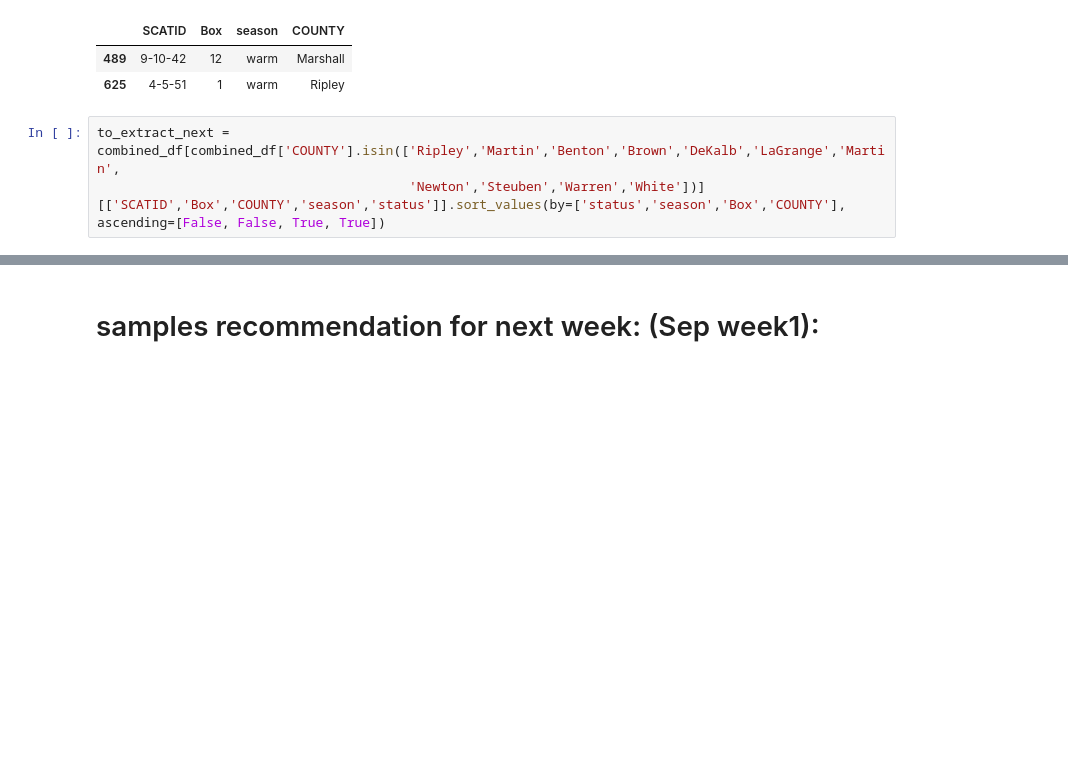
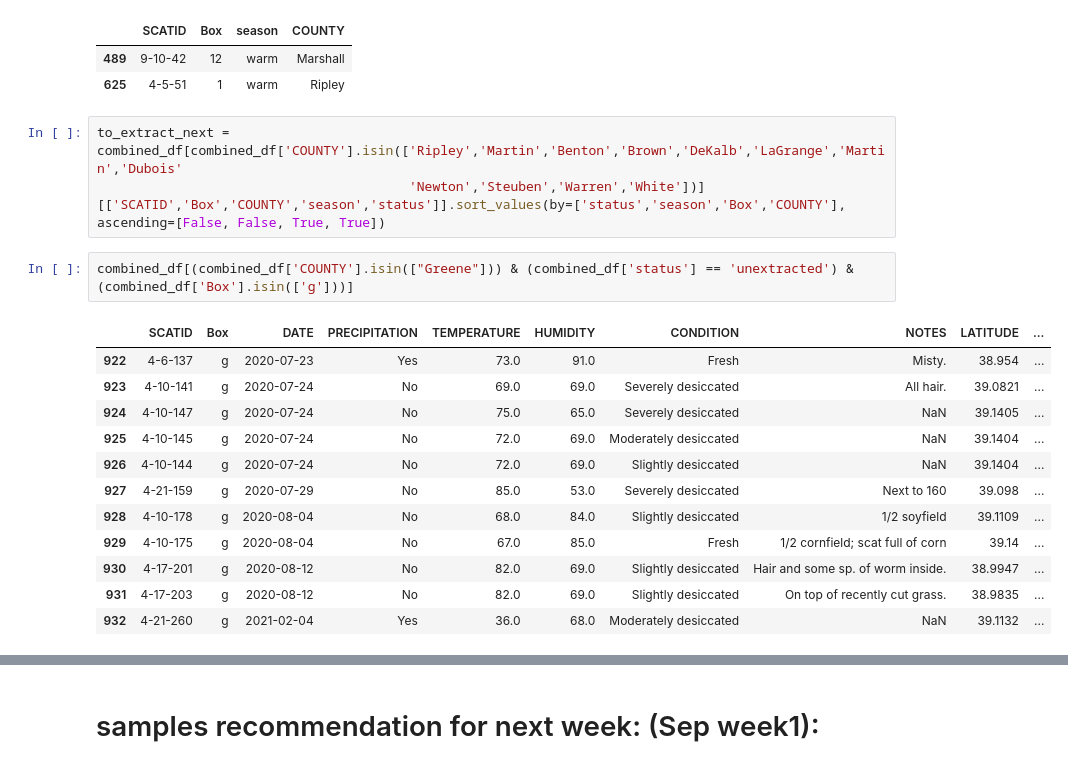
Before and after one commit to poudelmohit/carnivore_scat_samples_extraction, a Jupyter notebook: selecting_samples_to_extract.ipynb, the cells around one changed output, grey strips where cells are left out. Saved outputs shown, nothing was run; the diff lists cells and outputs as text; blank space fills up the shorter version.

```diff
--- a/selecting_samples_to_extract.ipynb
+++ b/selecting_samples_to_extract.ipynb
@@ -337,6 +337,21 @@ combined_df[(combined_df['COUNTY'].isin(['Ripley','Marshall'])) & (combined_df['
 | 489 | 9-10-42 | 12 | warm | Marshall |
 | 625 | 4-5-51 | 1 | warm | Ripley |
 # %%
-to_extract_next = combined_df[combined_df['COUNTY'].isin(['Ripley','Martin','Benton','Brown','DeKalb','LaGrange','Martin',
+to_extract_next = combined_df[combined_df['COUNTY'].isin(['Ripley','Martin','Benton','Brown','DeKalb','LaGrange','Martin','Dubois'
                                         'Newton','Steuben','Warren','White'])][['SCATID','Box','COUNTY','season','status']].sort_values(by=['status','season','Box','COUNTY'], ascending=[False, False, True, True])
+# %%
+combined_df[(combined_df['COUNTY'].isin(["Greene"])) & (combined_df['status'] == 'unextracted') & (combined_df['Box'].isin(['g']))]
+# %% [output]
+|  | SCATID | Box | DATE | PRECIPITATION | TEMPERATURE | HUMIDITY | CONDITION | NOTES | LATITUDE | ... |
+| 922 | 4-6-137 | g | 2020-07-23 | Yes | 73.0 | 91.0 | Fresh | Misty. | 38.954 | ... |
+| 923 | 4-10-141 | g | 2020-07-24 | No | 69.0 | 69.0 | Severely desiccated | All hair. | 39.0821 | ... |
+| 924 | 4-10-147 | g | 2020-07-24 | No | 75.0 | 65.0 | Severely desiccated | NaN | 39.1405 | ... |
+| 925 | 4-10-145 | g | 2020-07-24 | No | 72.0 | 69.0 | Moderately desiccated | NaN | 39.1404 | ... |
+| 926 | 4-10-144 | g | 2020-07-24 | No | 72.0 | 69.0 | Slightly desiccated | NaN | 39.1404 | ... |
+| 927 | 4-21-159 | g | 2020-07-29 | No | 85.0 | 53.0 | Severely desiccated | Next to 160 | 39.098 | ... |
+| 928 | 4-10-178 | g | 2020-08-04 | No | 68.0 | 84.0 | Slightly desiccated | 1/2 soyfield | 39.1109 | ... |
+| 929 | 4-10-175 | g | 2020-08-04 | No | 67.0 | 85.0 | Fresh | 1/2 cornfield; scat full of corn | 39.14 | ... |
+| 930 | 4-17-201 | g | 2020-08-12 | No | 82.0 | 69.0 | Slightly desiccated | Hair and some sp. of worm inside. | 38.9947 | ... |
+| 931 | 4-17-203 | g | 2020-08-12 | No | 82.0 | 69.0 | Slightly desiccated | On top of recently cut grass. | 38.9835 | ... |
+| 932 | 4-21-260 | g | 2021-02-04 | Yes | 36.0 | 68.0 | Moderately desiccated | NaN | 39.1132 | ... |
 # %%
```
Also changed, not shown: parts of 5 cells of this notebook.
